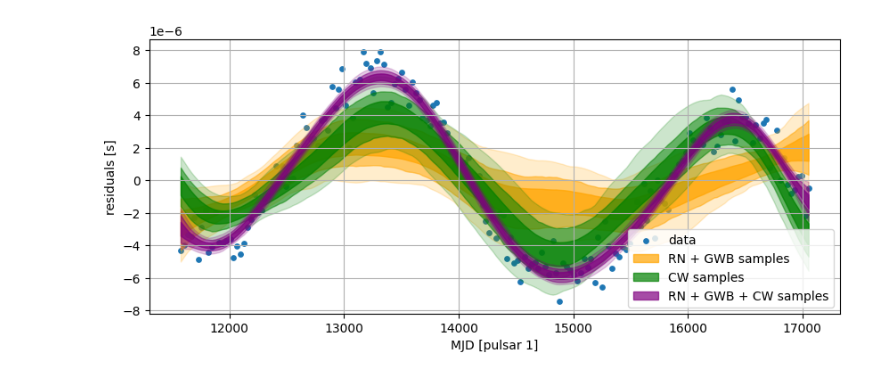
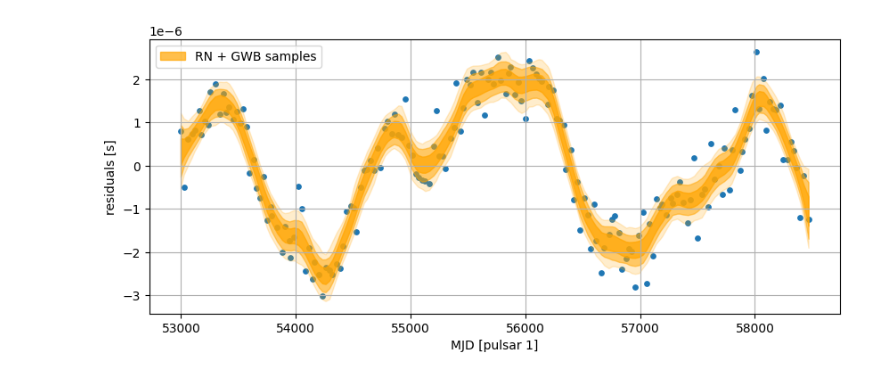
Before and after one commit to aiden-g12321/PTA_joint, a Jupyter notebook: enterprise/comparison.ipynb, the cells around one changed output. Cells and saved outputs as stored; diff of their text form; code cells hidden in the pictures.

```diff
--- a/enterprise/comparison.ipynb
+++ b/enterprise/comparison.ipynb
@@ -181,28 +137,23 @@ x_inj_dict = {'efacs':pta.efacs_inj, 'rn_hypers':pta.rn_inj, 'gwb_hypers':pta.gw
 # %%
 nuts_kernel = numpyro.infer.NUTS(sampling_model,
                                  # init_strategy=init_to_value(values=x_inj_dict),
-                                 dense_mass=[('rn_hypers', 'gwb_hypers', 'a_standard'), ('cw',)],
-                                 # dense_mass=False,
+                                 dense_mass=True,
                                  )
 mcmc = numpyro.infer.MCMC(sampler=nuts_kernel,
                           num_warmup=int(1e4),
                           num_samples=int(1e5))
-mcmc.run(jr.key(22))
+mcmc.run(jr.key(0))
 samples_dict = mcmc.get_samples()
 # %%
 # make samples object for post-processing
 samples_arr = np.concatenate((samples_dict['efacs'],
                               samples_dict['rn_hypers'],
-                              samples_dict['gwb_hypers'],
-                              samples_dict['cw'],
-                              samples_dict['psr_phases'],
-                              samples_dict['psr_dists'],
                               samples_dict['a'],
                               ), axis=1)
 
 samples = Samples(samples_arr=samples_arr,
-                  labels=pta.x_labels,
-                  x_inj=pta.x_inj,
+                  labels=pta_for_parameters.x_labels,
+                  x_inj=pta_for_parameters.x_inj,
                   lnpost_func=lnpost,
                   jax=True)
 # %%
@@ -233,67 +176,34 @@ Parameter $\log_{10}(D_{L}\,\,[\text{Mpc}])$ in chain samples is not constrained
 # %%
 # Bayesogram
 psr_ndx = 0
 fair_draw_ndxs = np.random.choice(samples_arr.shape[0], (1000,))
 
 # percentile layers for plotting densities of samples
 percentile_layers = [0.15, 2.5, 16.]
 alphas = [0.2, 0.5, 0.7]
 
 # plot data, samples, and injected signals
 plt.figure(figsize=(10, 4))
-plt.scatter(pta.MJDs[psr_ndx], pta.Rs[psr_ndx] @ pta.residuals[psr_ndx], color='C0', s=15, label='data')
+plt.scatter(data_dict['toas'][psr_ndx] / 86400., data_dict['residuals'][psr_ndx], s=15)
+plt.xlabel('TOAs (MJD)')
+plt.ylabel('timing residuals (s)')
 
-# Bayesogram for RN + GWB
-if pta.model_rn or pta.model_gwb:
-    rn_gwb_signals = np.array([pta.Rs[psr_ndx] @ pta.Fs[psr_ndx] @ samples_arr[ndx, pta.a_ndxs].reshape((pta.Np, pta.Na))[psr_ndx]
-                               for ndx in fair_draw_ndxs])
-    for percentile, alpha in zip(percentile_layers, alphas):
-        if percentile != percentile_layers[-1]:
-            plt.fill_between(pta.MJDs[psr_ndx], np.percentile(rn_gwb_signals, percentile, axis=0),
-                            np.percentile(rn_gwb_signals, 100. - percentile, axis=0),
-                            color='orange', alpha=alpha)
-        else:
-            plt.fill_between(pta.MJDs[psr_ndx], np.percentile(rn_gwb_signals, percentile, axis=0),
-                            np.percentile(rn_gwb_signals, 100. - percentile, axis=0),
-                            color='orange', alpha=alpha, label='RN + GWB samples')
-    rn_gwb_residuals_inj = pta.Rs[psr_ndx] @ pta.Fs[psr_ndx] @ pta.a_inj.reshape((pta.Np, pta.Na))[psr_ndx]
-    # plt.plot(pta.MJDs[psr_ndx], pta.Rs[psr_ndx] @ rn_gwb_residuals_inj, color='orange', label='RN + GWB injection')
-
-# Bayesogram for CW
-if pta.model_cw:
-    a_cws = np.array([pta.get_CW_coefficients(samples_arr[ndx, pta.cw_psr_ndxs])[psr_ndx]
-                  for ndx in fair_draw_ndxs])
-    cw_signals = np.array([pta.Rs[psr_ndx] @ pta.Fs[psr_ndx] @ a_cw for a_cw in a_cws])
-    for percentile, alpha in zip(percentile_layers, alphas):
-        if percentile != percentile_layers[-1]:
-            plt.fill_between(pta.MJDs[psr_ndx], np.percentile(cw_signals, percentile, axis=0),
-                            np.percentile(cw_signals, 100. - percentile, axis=0),
-                            color='green', alpha=alpha)
-        else:
-            plt.fill_between(pta.MJDs[psr_ndx], np.percentile(cw_signals, percentile, axis=0),
-                            np.percentile(cw_signals, 100. - percentile, axis=0),
-                            color='green', alpha=alpha, label='CW samples')
-    cw_residuals_inj = pta.Rs[psr_ndx] @ pta.Fs[psr_ndx] @ pta.get_CW_coefficients(pta.x_inj[pta.cw_psr_ndxs])[psr_ndx]
-    # plt.plot(pta.MJDs[psr_ndx], pta.Rs[psr_ndx] @ cw_residuals_inj, color='green', label='CW injection')
-
-# Bayesogram for RN + GWB + CW
-if pta.model_rn and pta.model_gwb and pta.model_cw:
-    signals = cw_signals + rn_gwb_signals
-    for percentile, alpha in zip(percentile_layers, alphas):
-        if percentile != percentile_layers[-1]:
-            plt.fill_between(pta.MJDs[psr_ndx], np.percentile(signals, percentile, axis=0),
-                            np.percentile(signals, 100. - percentile, axis=0),
-                            color='purple', alpha=alpha)
-        else:
-            plt.fill_between(pta.MJDs[psr_ndx], np.percentile(signals, percentile, axis=0),
-                            np.percentile(signals, 100. - percentile, axis=0),
-                            color='purple', alpha=alpha, label='RN + GWB + CW samples')
-    # plt.plot(pta.MJDs[psr_ndx], rn_gwb_residuals_inj + cw_residuals_inj, color='purple', label='RN + GWB + CW injection')
+rn_gwb_signals = np.array([Rs[psr_ndx] @ data_dict['Fs'][psr_ndx] @ samples_arr[ndx, pta_for_parameters.a_ndxs].reshape((pta_for_parameters.Np, pta_for_parameters.Na))[psr_ndx]
+                            for ndx in fair_draw_ndxs])
+for percentile, alpha in zip(percentile_layers, alphas):
+    if percentile != percentile_layers[-1]:
+        plt.fill_between(data_dict['toas'][psr_ndx] / 86400., np.percentile(rn_gwb_signals, percentile, axis=0),
+                        np.percentile(rn_gwb_signals, 100. - percentile, axis=0),
+                        color='orange', alpha=alpha)
+    else:
+        plt.fill_between(data_dict['toas'][psr_ndx] / 86400., np.percentile(rn_gwb_signals, percentile, axis=0),
+                        np.percentile(rn_gwb_signals, 100. - percentile, axis=0),
+                        color='orange', alpha=alpha, label='RN + GWB samples')
 
 plt.xlabel(f'MJD [pulsar {psr_ndx + 1}]')
 plt.ylabel('residuals [s]')
 plt.legend()
 plt.grid()
 plt.show()
 # %% [output]
-[figure, old version]
+[figure, new version]
```
Also changed, not shown: parts of 15 cells of this notebook, 32 other files.
